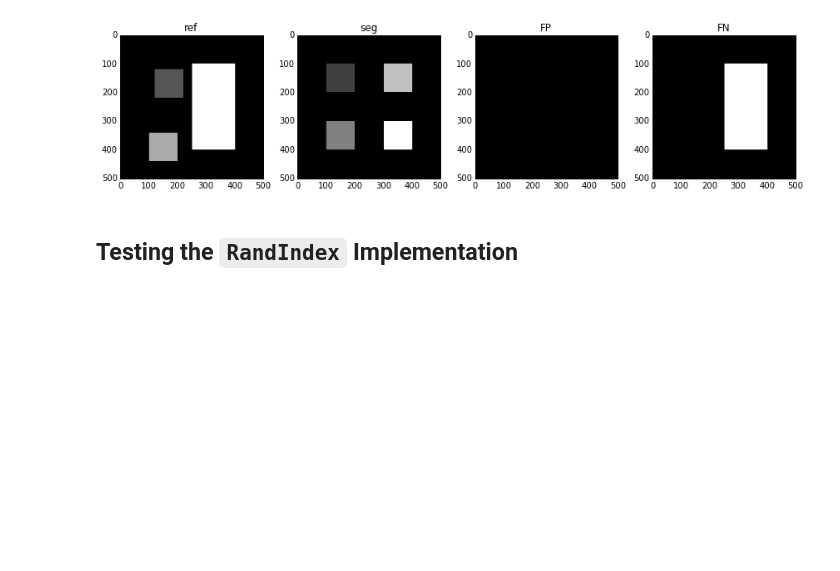
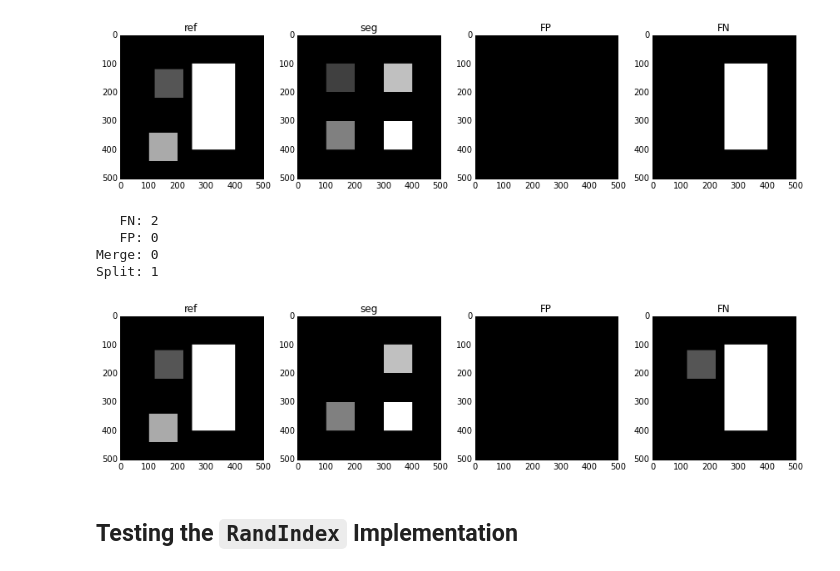
Before and after one commit to BMCV/segmetrics, a Jupyter notebook: test.ipynb, the cells around one changed output. Cells and saved outputs as stored; diff of their text form; code cells hidden in the pictures; blank space fills up the shorter version.

```diff
--- a/test.ipynb
+++ b/test.ipynb
@@ -448,6 +566,46 @@ assert all([sum(study[key]) == 0 for key in study.measures if key != 'Split' and
 Merge: 0
 Split: 1
 [figure]
+# %%
+ref = zeros((500, 500), 'uint8')
+ref[120:220, 120:220] = 1
+ref[340:440, 100:200] = 2
+ref[100:400, 250:400] = 3
+
+seg = zeros((500, 500), 'uint8')
+seg[300:400, 100:200] = 2
+seg[100:200, 300:400] = 3
+seg[300:400, 300:400] = 4
+
+study.reset()
+study.set_expected(ref)
+study.process(seg)
+study.print_results()
+
+figure(figsize=(12,4))
+subplot(141)
+imshow(ref, 'gray')
+title('ref')
+subplot(142)
+imshow(seg, 'gray')
+title('seg')
+subplot(143)
+imshow(study.measures['FP'].result, 'gray')
+title('FP')
+subplot(144)
+imshow(study.measures['FN'].result, 'gray')
+title('FN')
+tight_layout()
+
+assert sum(study['Split']) == 1
+assert sum(study[   'FN']) == 2
+assert all([sum(study[key]) == 0 for key in study.measures if key != 'Split' and key != 'FN'])
+# %% [output]
+   FN: 2
+   FP: 0
+Merge: 0
+Split: 1
+[figure, added]
 # %% [markdown]
 ## Testing the `RandIndex` Implementation
 # %%
```
Also changed, not shown: parts of 5 cells of this notebook, 2 other files.
